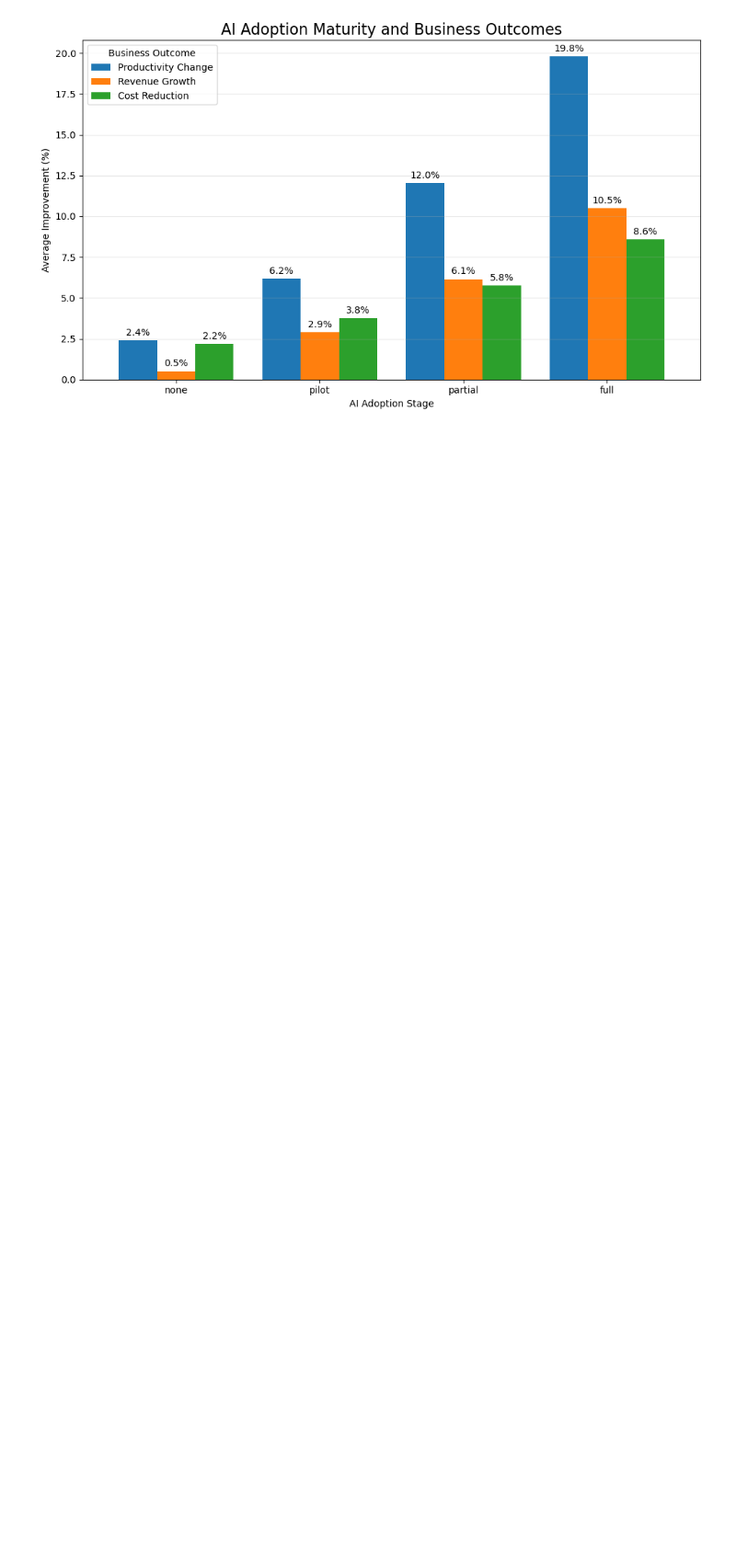
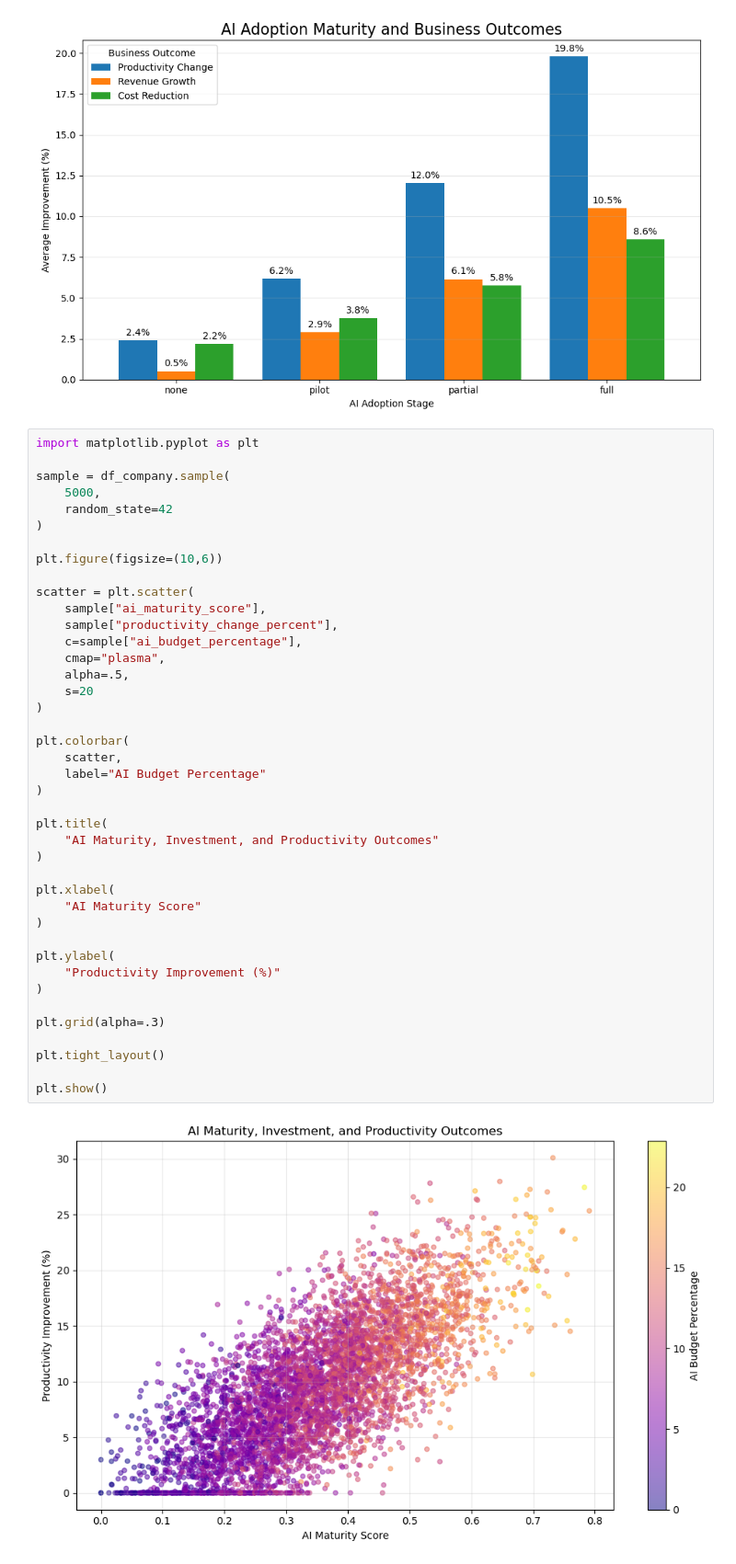
Before and after one commit to S-Shockley/MidtermAIAdoption, a Jupyter notebook: Notebooks/MidtermAIAdoption test.ipynb, the cells around one changed output. Shown at 92% size. Cells and saved outputs as stored; diff of their text form; blank space fills up the shorter version.

```diff
--- a/Notebooks/MidtermAIAdoption test.ipynb
+++ b/Notebooks/MidtermAIAdoption test.ipynb
@@ -1252,3 +1252,46 @@ plt.savefig(
 plt.show()
 # %% [output]
 [figure]
+# %%
+import matplotlib.pyplot as plt
+
+sample = df_company.sample(
+    5000,
+    random_state=42
+)
+
+plt.figure(figsize=(10,6))
+
+scatter = plt.scatter(
+    sample["ai_maturity_score"],
+    sample["productivity_change_percent"],
+    c=sample["ai_budget_percentage"],
+    cmap="plasma",
+    alpha=.5,
+    s=20
+)
+
+plt.colorbar(
+    scatter,
+    label="AI Budget Percentage"
+)
+
+plt.title(
+    "AI Maturity, Investment, and Productivity Outcomes"
+)
+
+plt.xlabel(
+    "AI Maturity Score"
+)
+
+plt.ylabel(
+    "Productivity Improvement (%)"
+)
+
+plt.grid(alpha=.3)
+
+plt.tight_layout()
+
+plt.show()
+# %% [output]
+[figure, added]
```
Also changed, not shown: parts of 15 cells of this notebook, 1 other file.
